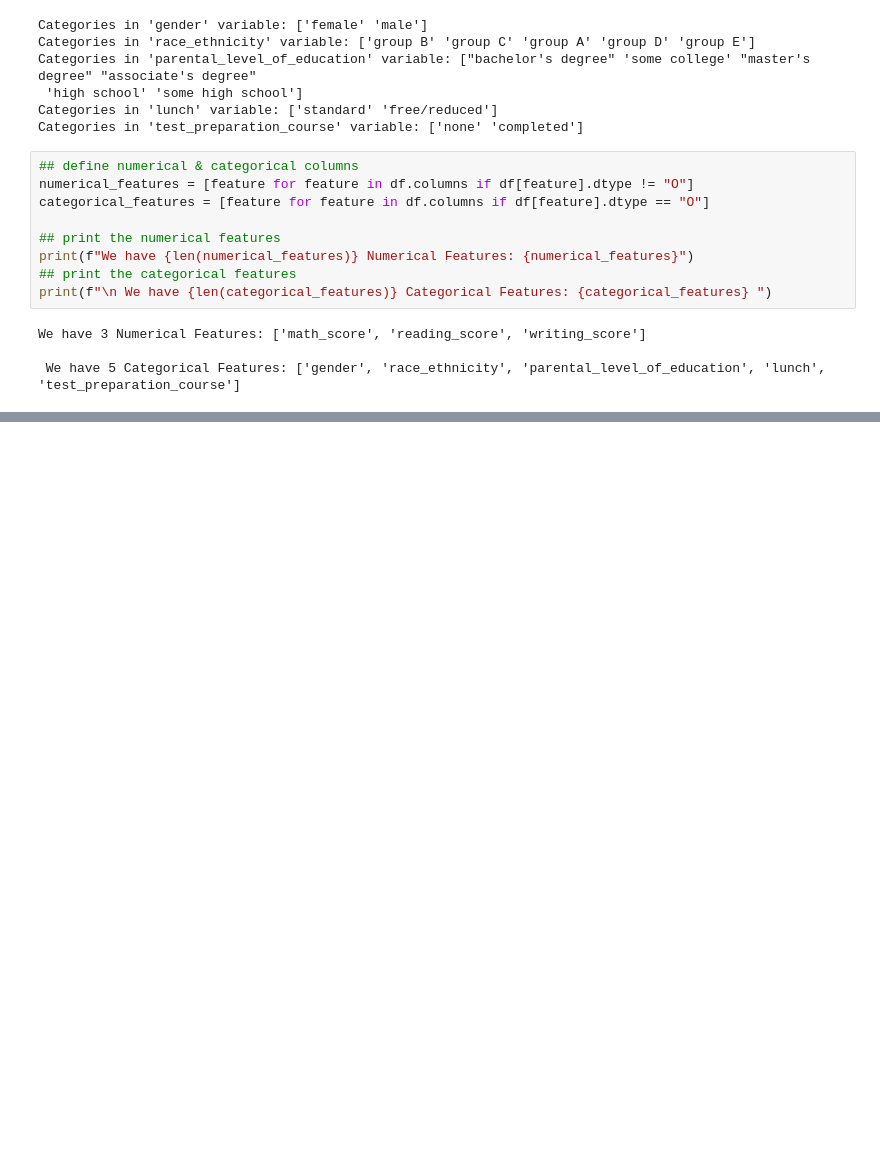
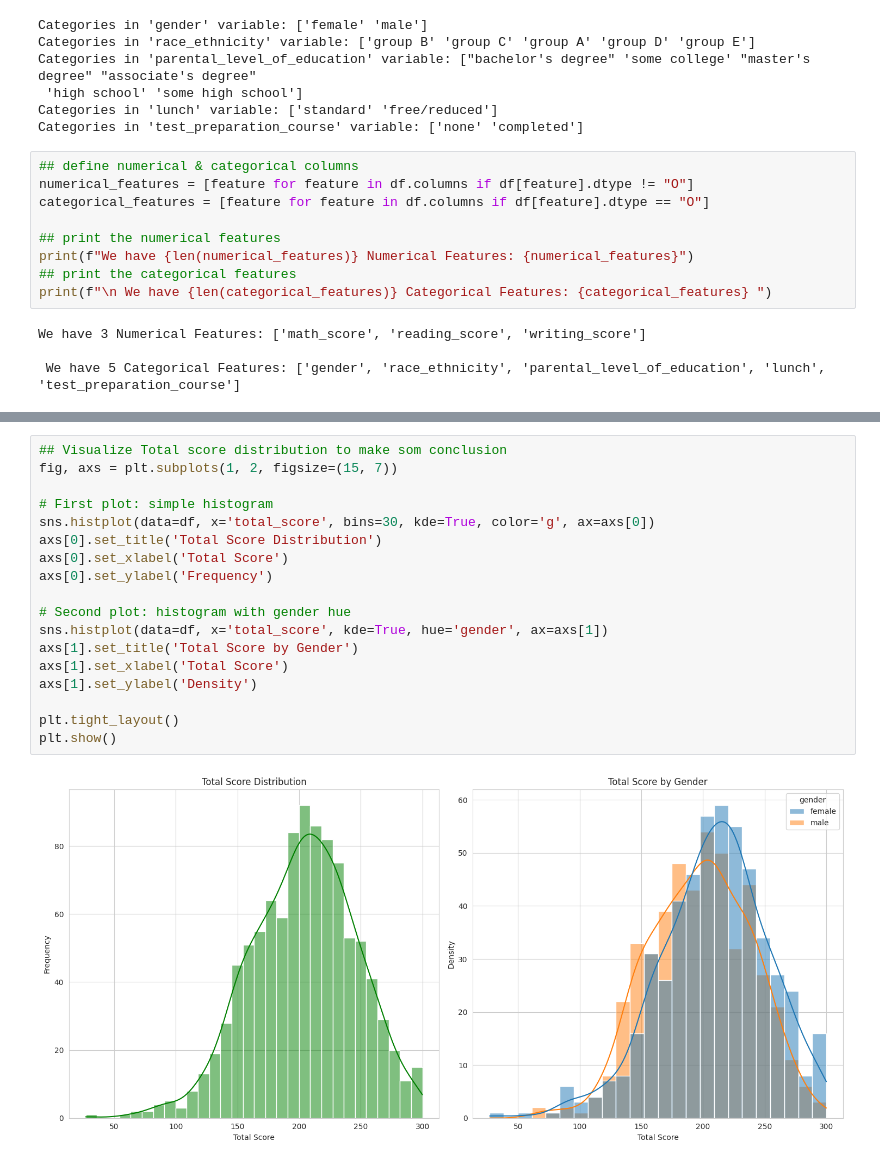
Before and after one commit to absisi44/MLproject, a Jupyter notebook: notebook/EDA STUDENT PREFORMANCE.ipynb, the cells around one changed output, grey strips where cells are left out. Cells and saved outputs as stored; diff of their text form; blank space fills up the shorter version.

```diff
--- a/notebook/EDA STUDENT PREFORMANCE.ipynb
+++ b/notebook/EDA STUDENT PREFORMANCE.ipynb
@@ -222,0 +334,20 @@ We have 3 Numerical Features: ['math_score', 'reading_score', 'writing_score']
+# %%
+## Visualize Total score distribution to make som conclusion
+fig, axs = plt.subplots(1, 2, figsize=(15, 7))
+
+# First plot: simple histogram
+sns.histplot(data=df, x='total_score', bins=30, kde=True, color='g', ax=axs[0])
+axs[0].set_title('Total Score Distribution')
+axs[0].set_xlabel('Total Score')
+axs[0].set_ylabel('Frequency')
+
+# Second plot: histogram with gender hue
+sns.histplot(data=df, x='total_score', kde=True, hue='gender', ax=axs[1])
+axs[1].set_title('Total Score by Gender')
+axs[1].set_xlabel('Total Score')
+axs[1].set_ylabel('Density')
+
+plt.tight_layout()
+plt.show()
+# %% [output]
+[figure, added]
```
Also changed, not shown: parts of 27 cells of this notebook, 6 other files.
